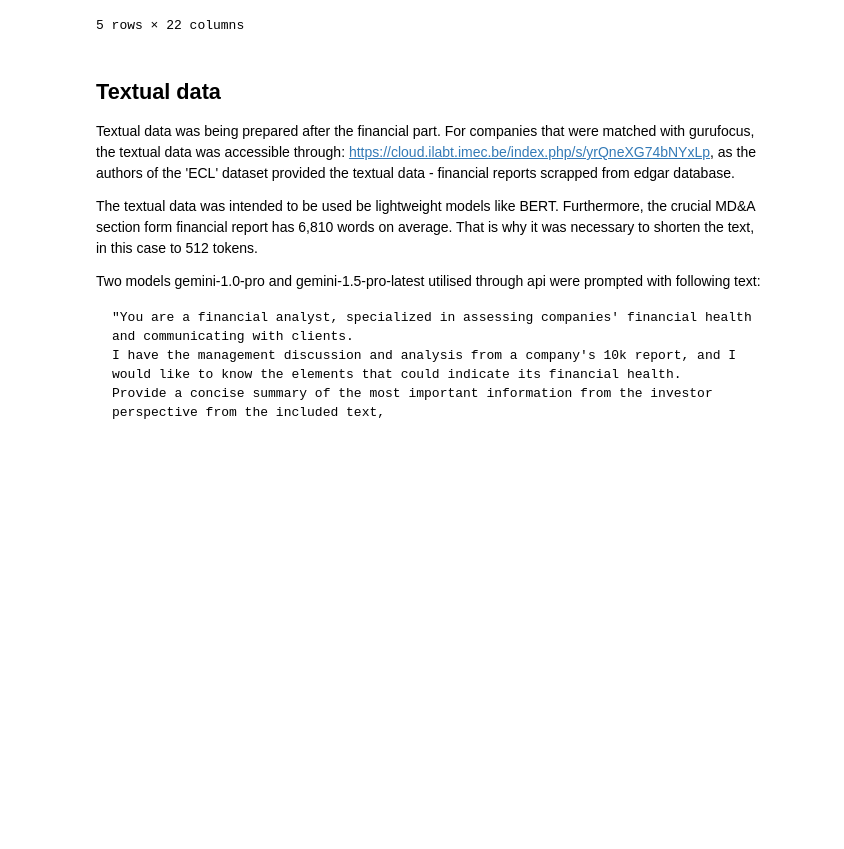
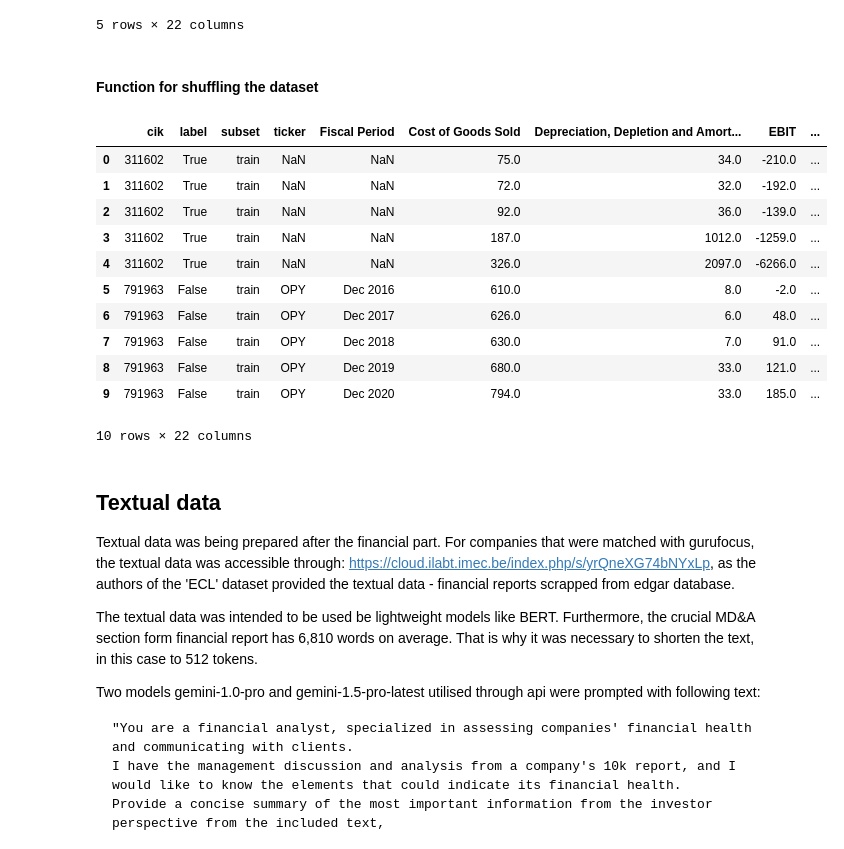
Before and after one commit to grepoz/bankruptcy-prophet, a Jupyter notebook: dataset/dataset-overview.ipynb, the cells around one changed output. Saved outputs shown, nothing was run; the diff lists cells and outputs as text; code cells hidden in the pictures; blank space fills up the shorter version.

Commit message:
add utility functions

```diff
--- a/dataset/dataset-overview.ipynb
+++ b/dataset/dataset-overview.ipynb
@@ -280,6 +287,47 @@ deflatten_df.head()
 | 3 | 1800 | False | train | ABT | Dec 2019 | 13231.0 | 3014.0 | 4747.0 | ... |
 | 4 | 1800 | False | train | ABT | Dec 2020 | 15003.0 | 3327.0 | 5514.0 | ... |
 5 rows × 22 columns
+# %% [markdown]
+#### Function for shuffling the dataset
+# %%
+import random
+
+def shuffle_data_by_object(df):
+
+    data = df.values.tolist()
+    shuffled_data = []
+    object_data = {}
+
+    for row in data:
+        cik = row[0]
+        if cik not in object_data:
+            object_data[cik] = []
+        object_data[cik].append(row)
+
+    shuffled_object_keys = list(object_data.keys())
+    random.shuffle(shuffled_object_keys)
+
+    for cik in shuffled_object_keys:
+        shuffled_data.extend(object_data[cik])
+
+    shuffled_df = pd.DataFrame(shuffled_data, columns=df.columns)
+    return shuffled_df
+
+shuffled_df = shuffle_data_by_object(financial_dataset)
+shuffled_df.head(10)
+# %% [output]
+|  | cik | label | subset | ticker | Fiscal Period | Cost of Goods Sold | Depreciation, Depletion and Amort... | EBIT | ... |
+| 0 | 311602 | True | train | NaN | NaN | 75.0 | 34.0 | -210.0 | ... |
+| 1 | 311602 | True | train | NaN | NaN | 72.0 | 32.0 | -192.0 | ... |
+| 2 | 311602 | True | train | NaN | NaN | 92.0 | 36.0 | -139.0 | ... |
+| 3 | 311602 | True | train | NaN | NaN | 187.0 | 1012.0 | -1259.0 | ... |
+| 4 | 311602 | True | train | NaN | NaN | 326.0 | 2097.0 | -6266.0 | ... |
+| 5 | 791963 | False | train | OPY | Dec 2016 | 610.0 | 8.0 | -2.0 | ... |
+| 6 | 791963 | False | train | OPY | Dec 2017 | 626.0 | 6.0 | 48.0 | ... |
+| 7 | 791963 | False | train | OPY | Dec 2018 | 630.0 | 7.0 | 91.0 | ... |
+| 8 | 791963 | False | train | OPY | Dec 2019 | 680.0 | 33.0 | 121.0 | ... |
+| 9 | 791963 | False | train | OPY | Dec 2020 | 794.0 | 33.0 | 185.0 | ... |
+10 rows × 22 columns
 # %% [markdown]
 ## Textual data
 
```
Also changed, not shown: parts of 10 cells of this notebook.
